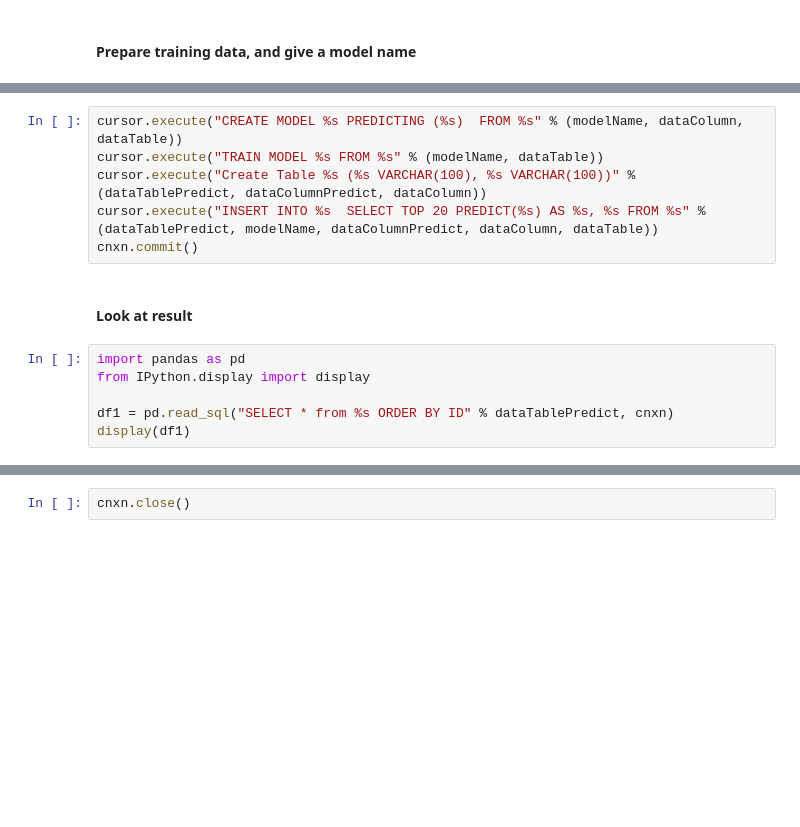
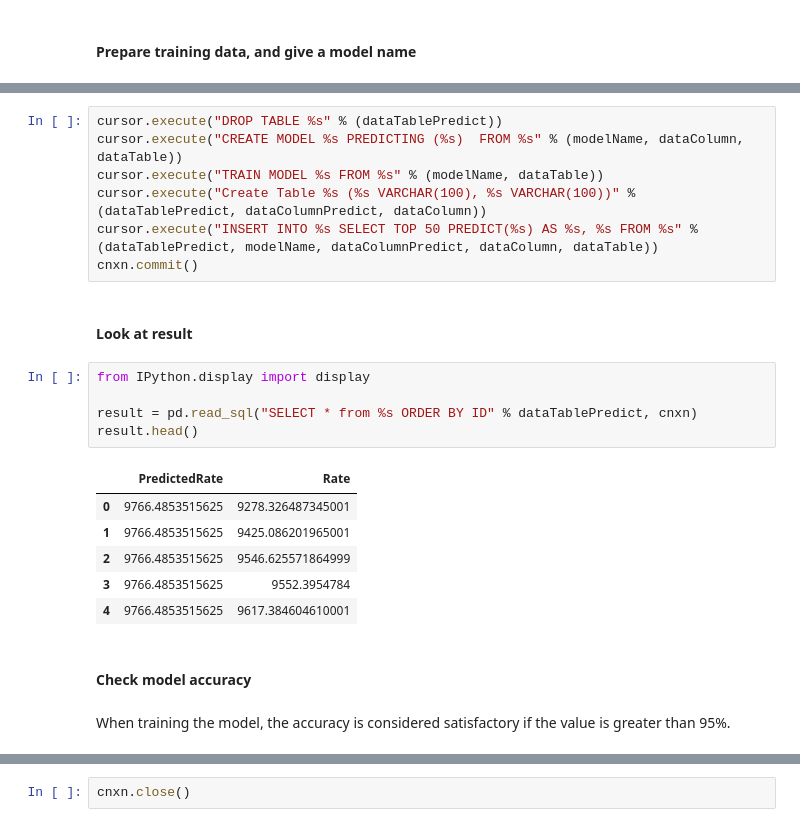
Before and after one commit to danoleg/cryptocurrency-rate-forecasting, a Jupyter notebook: jupyter-notebooks/bitcoin-rate-forecasting.ipynb, the cells around one changed output, grey strips where cells are left out. Saved outputs shown, nothing was run; the diff lists cells and outputs as text; blank space fills up the shorter version.

```diff
--- a/jupyter-notebooks/bitcoin-rate-forecasting.ipynb
+++ b/jupyter-notebooks/bitcoin-rate-forecasting.ipynb
@@ -117,14 +152,25 @@ modelName = "SVR" #chose a name - must be unique in server end
 # %%
+cursor.execute("DROP TABLE %s" % (dataTablePredict))
 cursor.execute("CREATE MODEL %s PREDICTING (%s)  FROM %s" % (modelName, dataColumn, dataTable))
 cursor.execute("TRAIN MODEL %s FROM %s" % (modelName, dataTable))
 cursor.execute("Create Table %s (%s VARCHAR(100), %s VARCHAR(100))" % (dataTablePredict, dataColumnPredict, dataColumn))
-cursor.execute("INSERT INTO %s  SELECT TOP 20 PREDICT(%s) AS %s, %s FROM %s" % (dataTablePredict, modelName, dataColumnPredict, dataColumn, dataTable))
+cursor.execute("INSERT INTO %s SELECT TOP 50 PREDICT(%s) AS %s, %s FROM %s" % (dataTablePredict, modelName, dataColumnPredict, dataColumn, dataTable))
 cnxn.commit()
 # %% [markdown]
 #### Look at result
 # %%
-import pandas as pd
 from IPython.display import display
 
-df1 = pd.read_sql("SELECT * from %s ORDER BY ID" % dataTablePredict, cnxn)
-display(df1)
+result = pd.read_sql("SELECT * from %s ORDER BY ID" % dataTablePredict, cnxn)
+result.head()
+# %% [output]
+|  | PredictedRate | Rate |
+| 0 | 9766.4853515625 | 9278.326487345001 |
+| 1 | 9766.4853515625 | 9425.086201965001 |
+| 2 | 9766.4853515625 | 9546.625571864999 |
+| 3 | 9766.4853515625 | 9552.3954784 |
+| 4 | 9766.4853515625 | 9617.384604610001 |
+# %% [markdown]
+#### Check model accuracy
+# %% [markdown]
+When training the model, the accuracy is considered satisfactory if the value is greater than 95%.
```
Also changed, not shown: parts of 13 cells of this notebook, 1 other file.
